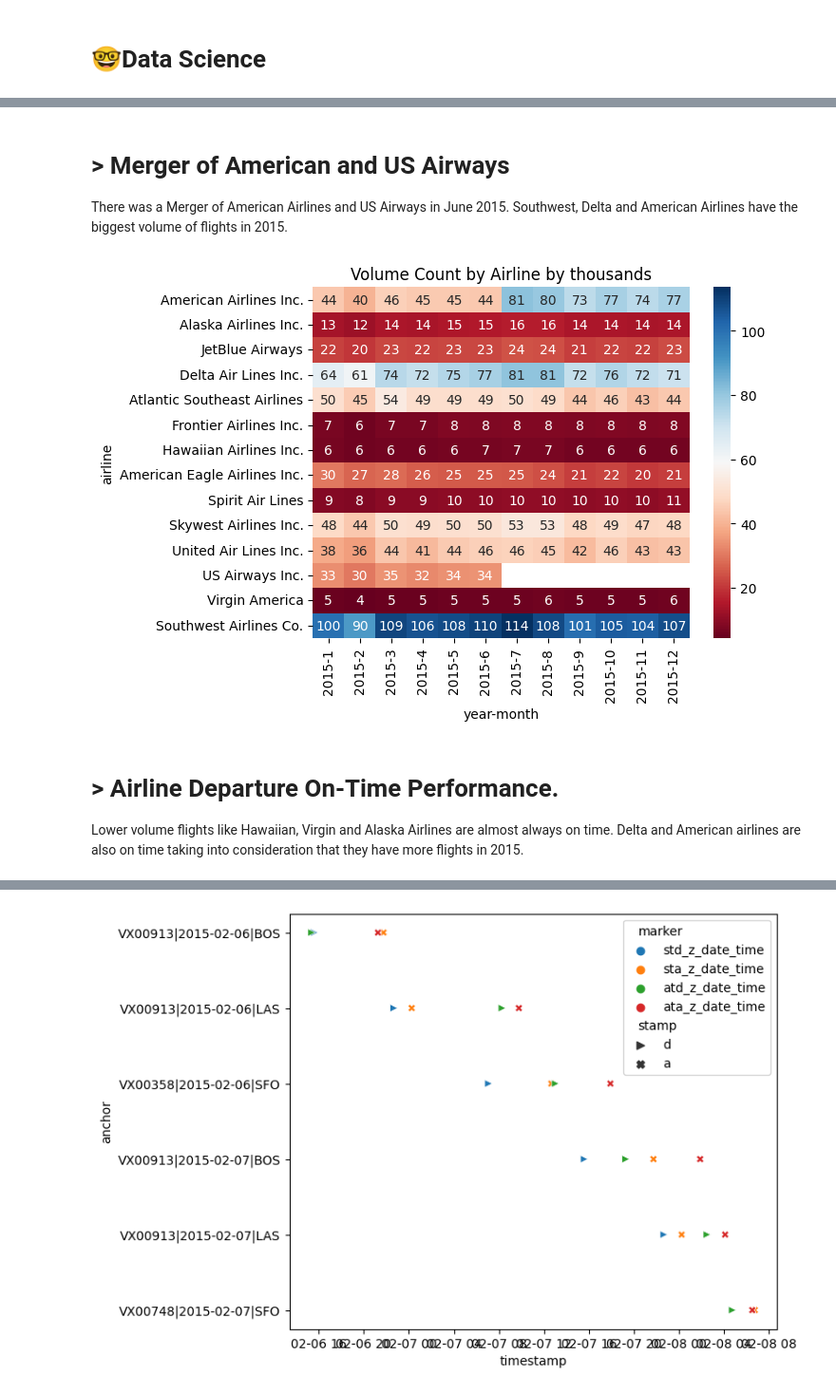
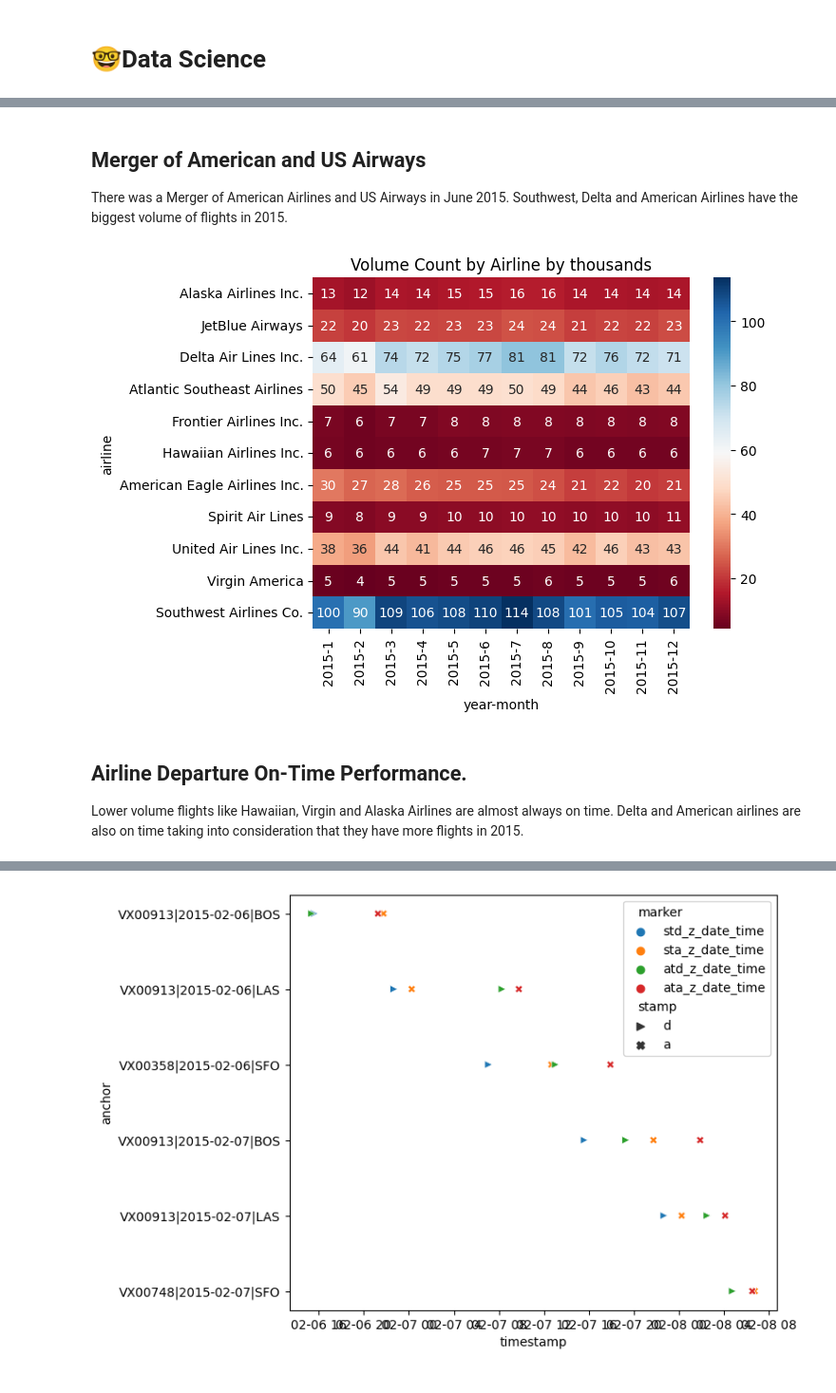
Before and after one commit to cmd-master/airline, a Jupyter notebook: airline-delays.ipynb, the cells around one changed output, grey strips where cells are left out. Shown at 95% size. Saved outputs shown, nothing was run; the diff lists cells and outputs as text; code cells hidden in the pictures.

Commit message:
Kaggle Notebook | USA Airline On Time Performance | Version 49

```diff
--- a/airline-delays.ipynb
+++ b/airline-delays.ipynb
@@ -182,0 +156,13 @@ Successfully installed h3-3.7.7 timezonefinder-6.5.2
+# %%
+## Execute
+
+# processAirports('/kaggle/input/flight-delays/airports.csv', index=False) ## Process this once, then save.
+df = cleanData(df)
+
+iatacodes = getIata(df) ## Detour. Get Iata codes for missing stations on October.
+iatacodes['10577'] = 'BGM' ## Manually added these flights because they are new for October.
+iatacodes['10666'] = 'BLI'
+
+df = mapData(df, timezone, iatacodes)
+df = convertUTC(df)
+df.drop(['orig_timezone', 'dest_timezone'], axis=1, inplace=True) ## Drop these before to_parquet.
@@ -257,18 +202,18 @@ Name: departure_delay, dtype: float64
 # %% [markdown]
-# > Merger of American and US Airways
+## Merger of American and US Airways
 There was a Merger of American Airlines and US Airways in June 2015. Southwest, Delta and American Airlines have the biggest volume of flights in 2015.
 # %%
-g = df.pivot_table('flight_number', index='airline'
-              , columns=[df['year'], df['month']]
+g = train.pivot_table('flight_number', index='airline'
+              , columns=['year', 'month']
               , aggfunc='count') / 1000
 g.index = g.index.map(airl.set_index('IATA_CODE')['AIRLINE'])
 sns.heatmap(g, cmap='RdBu', annot=True, fmt='.0f')
 
 plt.title("Volume Count by Airline by thousands");
 # %% [output]
-[figure, old version]
+[figure, new version]
 # %% [markdown]
-# > Airline Departure On-Time Performance.
+## Airline Departure On-Time Performance.
 Lower volume flights like Hawaiian, Virgin and Alaska Airlines are almost always on time. Delta and American airlines are also on time taking into consideration that they have more flights in 2015.
 # %%
 g = train.query('cancelled == 0 and diverted == 0')
```
Also changed, not shown: parts of 21 cells of this notebook.
